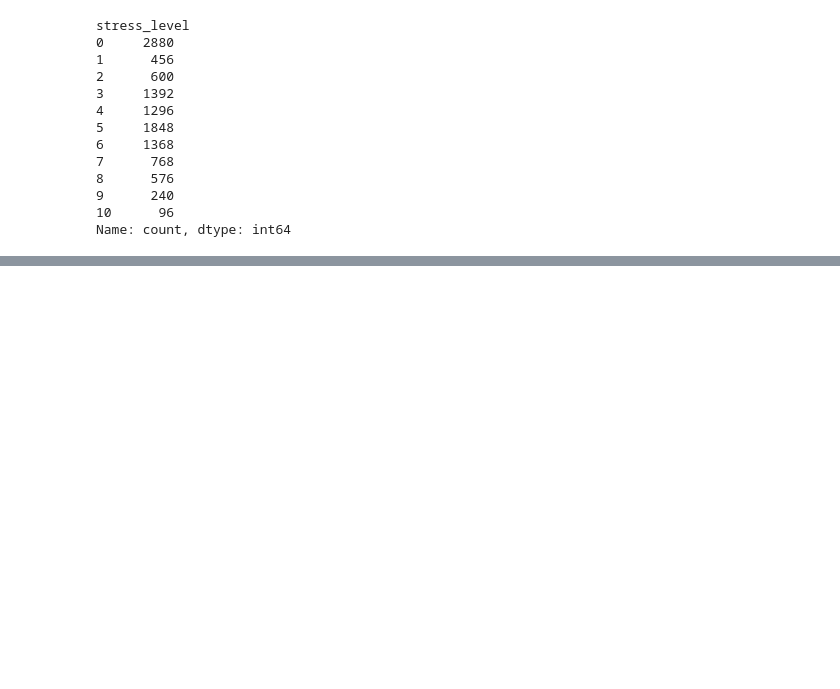
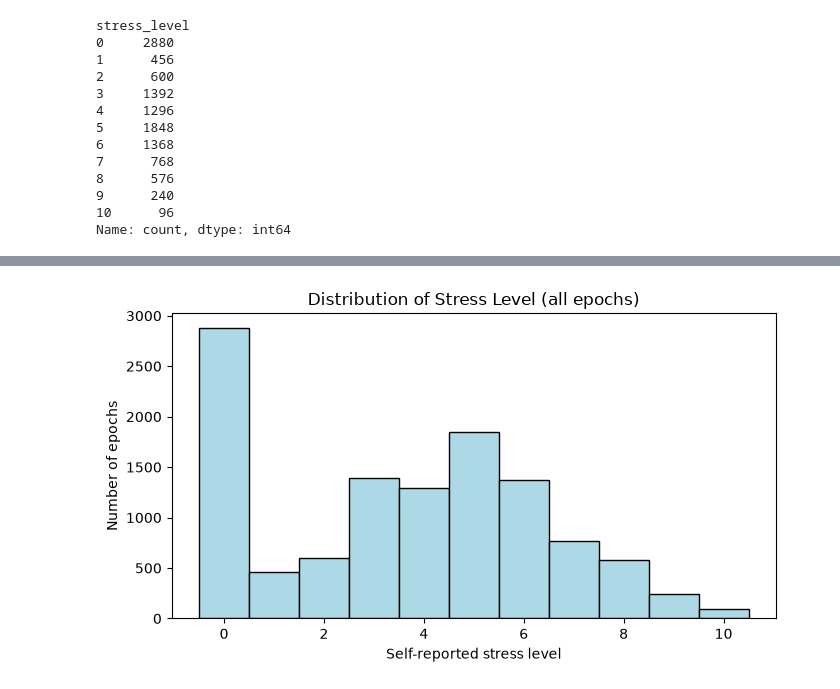
Before and after one commit to pxsa/EEG-stress-xai, a Jupyter notebook: Code/stress.ipynb, the cells around one changed output, grey strips where cells are left out. Cells and saved outputs as stored; diff of their text form; code cells hidden in the pictures; blank space fills up the shorter version.

```diff
--- a/Code/stress.ipynb
+++ b/Code/stress.ipynb
@@ -10,2 +104,5 @@ raw_data_folder = Path('../Data/raw_data/')
 # %%
-data_labels = pd.read_csv(data_folder / "preprocessed_data.csv")
+data_labels = pd.read_csv(DATA_FOLDER / "preprocessed_data.csv")
+
+print("Shape:", data_labels.shape)
+data_labels.head()
@@ -154,21 +228,14 @@ all_X = []
 all_metadata = []
 
 for _, row in data_labels.iterrows():
-    file_path = raw_data_folder / row['file_name']
-    X, metadata = process_file(file_path)
+    file_path = RAW_DATA_FOLDER / row["file_name"]
+    X_trial, metadata_trial = process_file(file_path)
+    all_X.append(X_trial)
+    all_metadata.append(metadata_trial)
 
-    all_X.append(X)
-    all_metadata.append(metadata)
+X_full = np.concatenate(all_X, axis=0)
+metadata_full = pd.concat(all_metadata, ignore_index=True)
 
-
-# Combine all EEG epochs
-X_full = np.concatenate(
-    all_X,
-    axis=0
-)
-
-# Combine metadata
-metadata_full = pd.concat(
-    all_metadata,
-    ignore_index=True
-)
+print("X_full:", X_full.shape)
+print("metadata_full:", metadata_full.shape)
+metadata_full.head()
@@ -770,0 +380,17 @@ SVM                  0.544271   0.586255  0.645062  0.614254  0.531174
+# %%
+metadata_full["stress_binary"] = (
+    metadata_full["stress_level"] >= STRESS_BINARY_THRESHOLD
+).astype(int)  # descriptive only — the modeling target is fit separately on train/test
+
+fig, ax = plt.subplots(figsize=(7, 4))
+max_level = int(metadata_full["stress_level"].max())
+metadata_full["stress_level"].plot.hist(
+    bins=range(0, max_level + 2), ax=ax, color='lightblue', edgecolor="black", align="left"
+)
+ax.set_xlabel("Self-reported stress level")
+ax.set_ylabel("Number of epochs")
+ax.set_title("Distribution of Stress Level (all epochs)")
+plt.tight_layout()
+plt.show()
+# %% [output]
+[figure, added]
```
Also changed, not shown: parts of 147 cells of this notebook.
